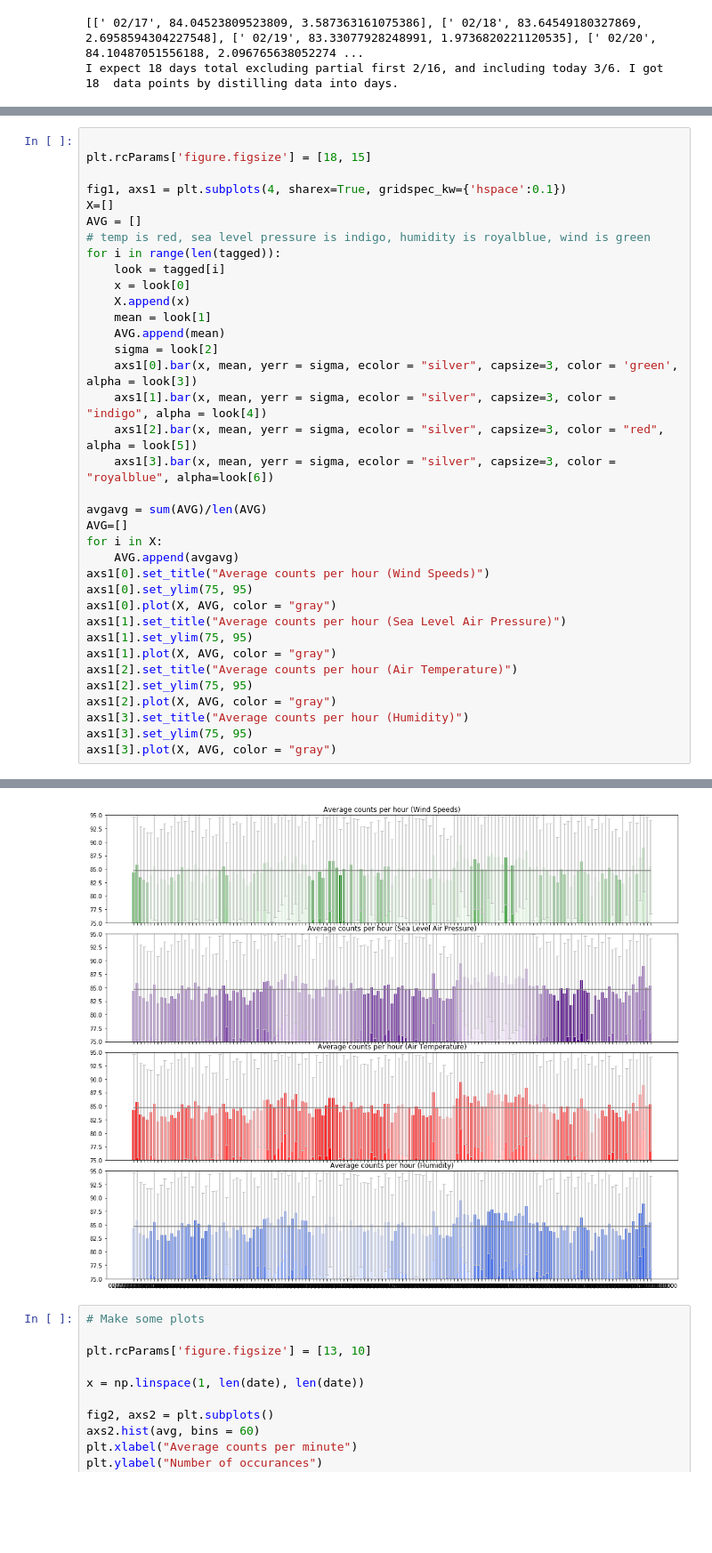
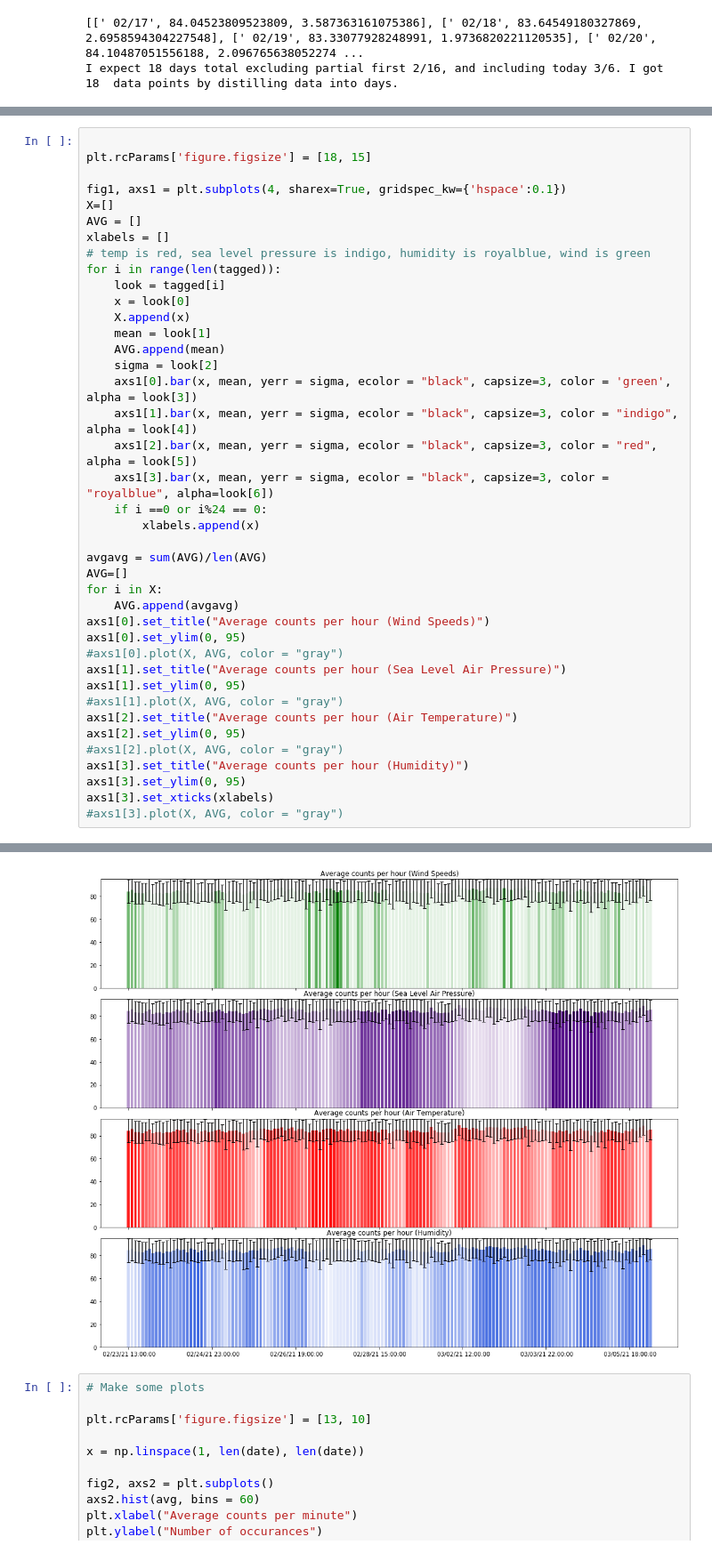
Before and after one commit to rnnisi/CosmicRayDetector_LongTerm, a Jupyter notebook: Notebook/20210307_ErrorAnalysis.ipynb, the cells around one changed output, grey strips where cells are left out. Shown at 89% size. Drawn from its saved outputs; the diff is of its cells as text; blank space fills up the shorter version.

```diff
--- a/Notebook/20210307_ErrorAnalysis.ipynb
+++ b/Notebook/20210307_ErrorAnalysis.ipynb
@@ -216,6 +216,7 @@ plt.rcParams['figure.figsize'] = [18, 15]
 fig1, axs1 = plt.subplots(4, sharex=True, gridspec_kw={'hspace':0.1})
 X=[]
 AVG = []
+xlabels = []
 # temp is red, sea level pressure is indigo, humidity is royalblue, wind is green
 for i in range(len(tagged)):
     look = tagged[i]
@@ -224,25 +225,28 @@ for i in range(len(tagged)):
     mean = look[1]
     AVG.append(mean)
     sigma = look[2]
-    axs1[0].bar(x, mean, yerr = sigma, ecolor = "silver", capsize=3, color = 'green', alpha = look[3])
-    axs1[1].bar(x, mean, yerr = sigma, ecolor = "silver", capsize=3, color = "indigo", alpha = look[4])
-    axs1[2].bar(x, mean, yerr = sigma, ecolor = "silver", capsize=3, color = "red", alpha = look[5])
-    axs1[3].bar(x, mean, yerr = sigma, ecolor = "silver", capsize=3, color = "royalblue", alpha=look[6])
+    axs1[0].bar(x, mean, yerr = sigma, ecolor = "black", capsize=3, color = 'green', alpha = look[3])
+    axs1[1].bar(x, mean, yerr = sigma, ecolor = "black", capsize=3, color = "indigo", alpha = look[4])
+    axs1[2].bar(x, mean, yerr = sigma, ecolor = "black", capsize=3, color = "red", alpha = look[5])
+    axs1[3].bar(x, mean, yerr = sigma, ecolor = "black", capsize=3, color = "royalblue", alpha=look[6])
+    if i ==0 or i%24 == 0:
+        xlabels.append(x)
 
 avgavg = sum(AVG)/len(AVG)
 AVG=[]
 for i in X:
     AVG.append(avgavg)
 axs1[0].set_title("Average counts per hour (Wind Speeds)")
-axs1[0].set_ylim(75, 95)
-axs1[0].plot(X, AVG, color = "gray")
+axs1[0].set_ylim(0, 95)
+#axs1[0].plot(X, AVG, color = "gray")
 axs1[1].set_title("Average counts per hour (Sea Level Air Pressure)")
-axs1[1].set_ylim(75, 95)
-axs1[1].plot(X, AVG, color = "gray")
+axs1[1].set_ylim(0, 95)
+#axs1[1].plot(X, AVG, color = "gray")
 axs1[2].set_title("Average counts per hour (Air Temperature)")
-axs1[2].set_ylim(75, 95)
-axs1[2].plot(X, AVG, color = "gray")
+axs1[2].set_ylim(0, 95)
+#axs1[2].plot(X, AVG, color = "gray")
 axs1[3].set_title("Average counts per hour (Humidity)")
-axs1[3].set_ylim(75, 95)
-axs1[3].plot(X, AVG, color = "gray")
+axs1[3].set_ylim(0, 95)
+axs1[3].set_xticks(xlabels)
+#axs1[3].plot(X, AVG, color = "gray")
 # %% [output]
@@ -250,4 +260,4 @@ axs1[3].plot(X, AVG, color = "gray")
-[figure, old version]
+[figure, new version]
 # %%
 # Make some plots
 
```
Also changed, not shown: parts of 3 cells of this notebook, 1 other file.
